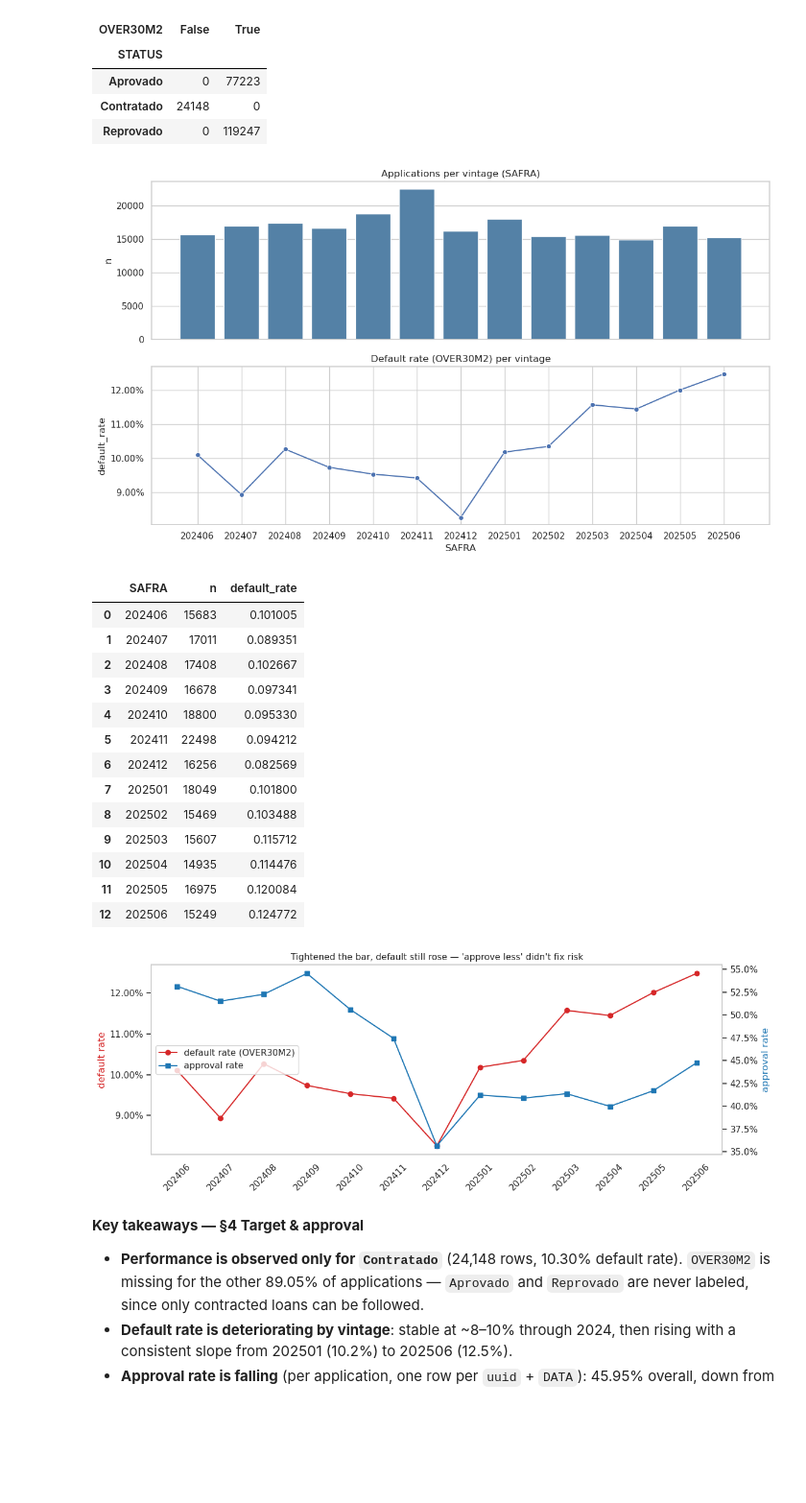
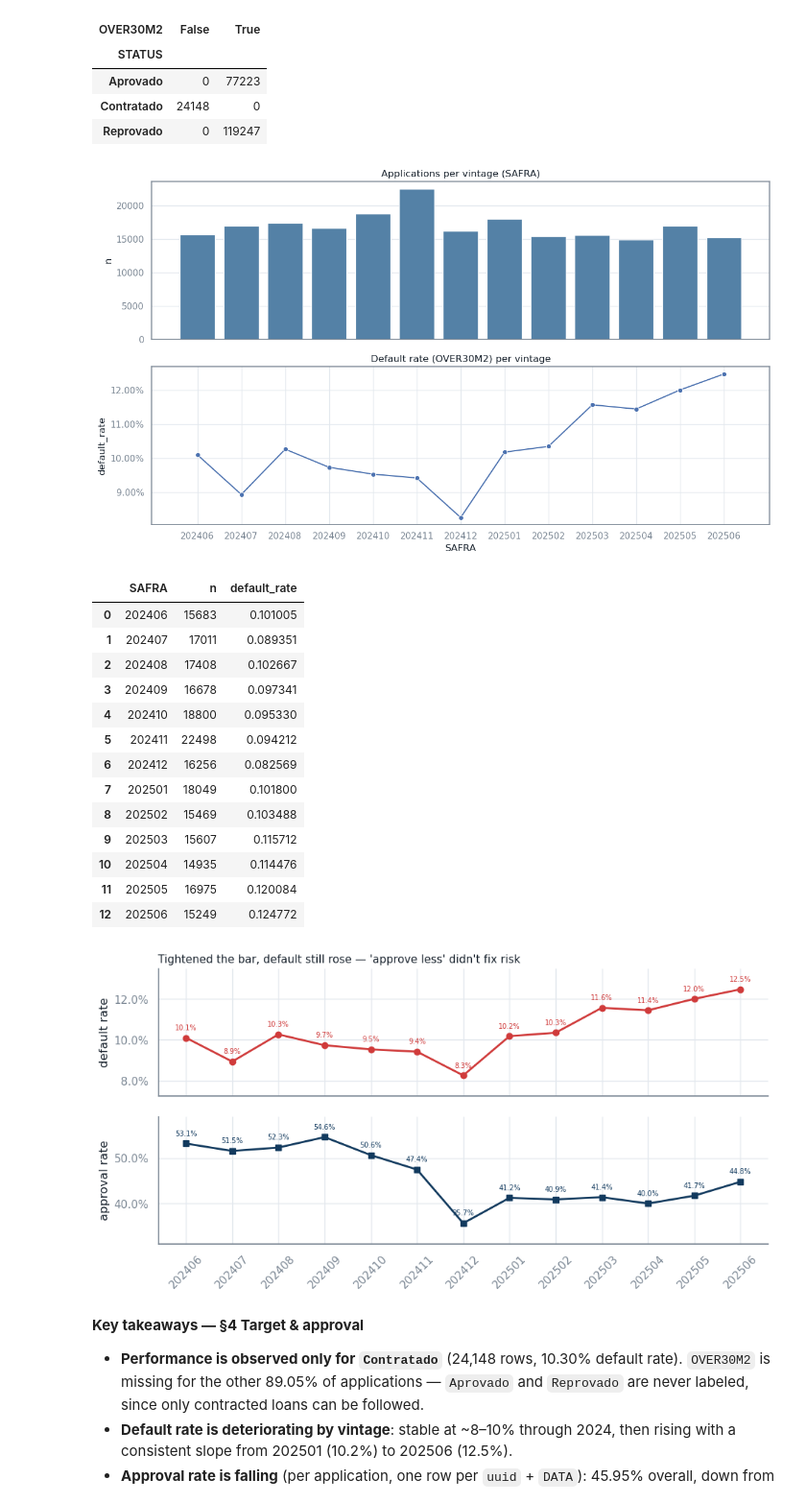
Before and after one commit to nocedan/credit-policy-analisys, a Jupyter notebook: notebooks/1.0-dn-initial-data-exploration.ipynb, the cells around one changed output. Shown at 96% size. Drawn from its saved outputs; the diff is of its cells as text; code cells hidden in the pictures; blank space fills up the shorter version.

```diff
--- a/notebooks/1.0-dn-initial-data-exploration.ipynb
+++ b/notebooks/1.0-dn-initial-data-exploration.ipynb
@@ -23,7 +23,6 @@ import pandas as pd
 import matplotlib.pyplot as plt
 import seaborn as sns
 
-sns.set_theme(style="whitegrid")
 pd.set_option("display.max_columns", 50)
 
 PROJECT_DIR = Path.cwd().parent
@@ -31,7 +30,9 @@ RAW_DIR = PROJECT_DIR / "data" / "raw"
 FIG_DIR = PROJECT_DIR / "reports" / "figures"  # deck figures land here
 
 sys.path.insert(0, str(PROJECT_DIR / "src"))
-from credit_policy import save_fig  # noqa: E402  (path set above)
+from credit_policy import save_fig, palette  # noqa: E402  (path set above)
+
+palette.apply_style()
 
 PROFILE_PATH = RAW_DIR / "profile_case_credit.parquet" # performance data
 TRANSACTIONS_PATH = RAW_DIR / "transactions_case_credit.parquet" # application features
@@ -324,7 +344,7 @@ plt.show()
 
 by_safra
 # %% [output]
-[figure, old version]
+[figure, new version]
 |  | SAFRA | n | default_rate |
 | 0 | 202406 | 15683 | 0.101005 |
 | 1 | 202407 | 17011 | 0.089351 |
@@ -341,33 +361,40 @@ by_safra
 | 12 | 202506 | 15249 | 0.124772 |
 # %%
 # Deck figure (slide 2) — the "why now": default rising while approval falls, same vintages.
-# Combines the two series above (approval_by_safra + by_safra) on one twin-axis chart.
+# Two stacked panels sharing the SAFRA axis (no dual y-axis): each series keeps its own scale.
 deterioration = (
     approval_by_safra[["SAFRA", "approval_rate"]]
     .merge(by_safra[["SAFRA", "default_rate"]], on="SAFRA")
     .sort_values("SAFRA")
 )
 
-fig, ax_left = plt.subplots(figsize=(12, 4.5))
-ax_right = ax_left.twinx()
-l1, = ax_left.plot(deterioration["SAFRA"], deterioration["default_rate"],
-                   marker="o", color="#d62728", label="default rate (OVER30M2)")
-l2, = ax_right.plot(deterioration["SAFRA"], deterioration["approval_rate"],
-                    marker="s", color="#1f77b4", label="approval rate")
-ax_left.set_ylabel("default rate", color="#d62728")
-ax_right.set_ylabel("approval rate", color="#1f77b4")
-ax_left.grid(False)
-ax_right.grid(False)
-for ax in (ax_left, ax_right):
+fig, (ax_d, ax_a) = plt.subplots(2, 1, figsize=(11, 5), sharex=True,
+                                 gridspec_kw={"hspace": 0.16})
+x = list(deterioration["SAFRA"])
+
+ax_d.plot(x, deterioration["default_rate"], marker="o", color=palette.RISK_HIGH, lw=2)
+ax_d.set_ylabel("default rate")
+ax_d.set_title("Tightened the bar, default still rose \u2014 'approve less' didn't fix risk",
+               fontsize=11, loc="left")
+
+ax_a.plot(x, deterioration["approval_rate"], marker="s", color=palette.BRAND, lw=2)
+ax_a.set_ylabel("approval rate")
+ax_a.tick_params(axis="x", rotation=45)
+
+# value label at every vintage on each panel
+for ax, col, c in [(ax_d, "default_rate", palette.RISK_HIGH), (ax_a, "approval_rate", palette.BRAND)]:
     ax.yaxis.set_major_formatter(plt.matplotlib.ticker.PercentFormatter(1.0))
-ax_left.tick_params(axis="x", rotation=45)
-ax_left.set_title("Tightened the bar, default still rose — 'approve less' didn't fix risk", fontsize=11)
-ax_left.legend(handles=[l1, l2], loc="center left")
+    for xi, yi in enumerate(deterioration[col]):
+        ax.annotate(f"{yi:.1%}", (xi, yi), textcoords="offset points", xytext=(0, 8),
+                    ha="center", fontsize=7, color=c)
+    ax.margins(y=0.24)
+
+sns.despine()
 plt.tight_layout()
 save_fig(fig, "fig_deterioration_default_vs_approval.png", FIG_DIR)
 plt.show()
 # %% [output]
-[figure, old version]
+[figure, new version]
 # %% [markdown]
 **Key takeaways — §4 Target & approval**
 
```
Also changed, not shown: parts of 4 cells of this notebook, 15 other files.
